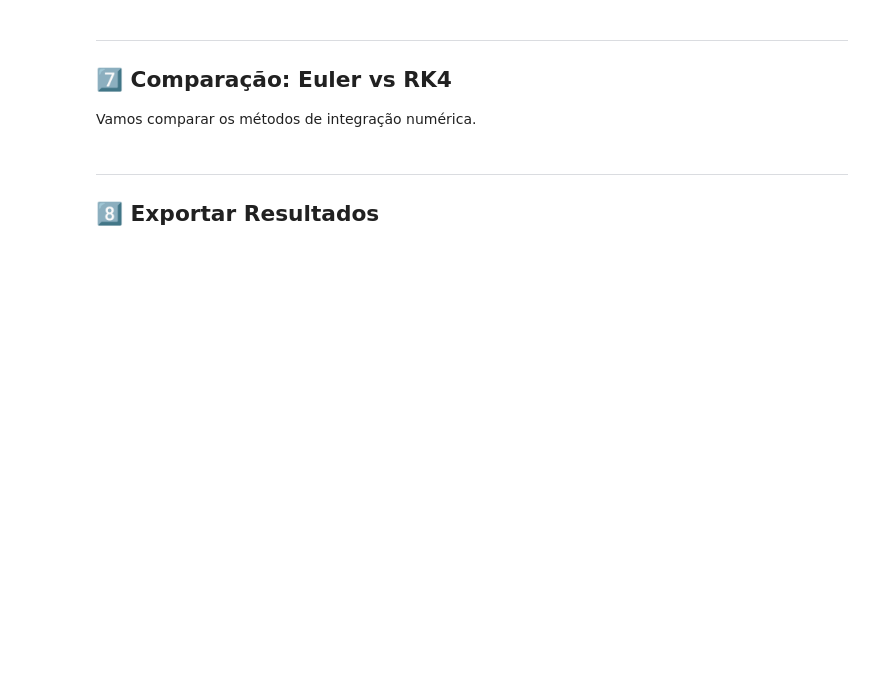
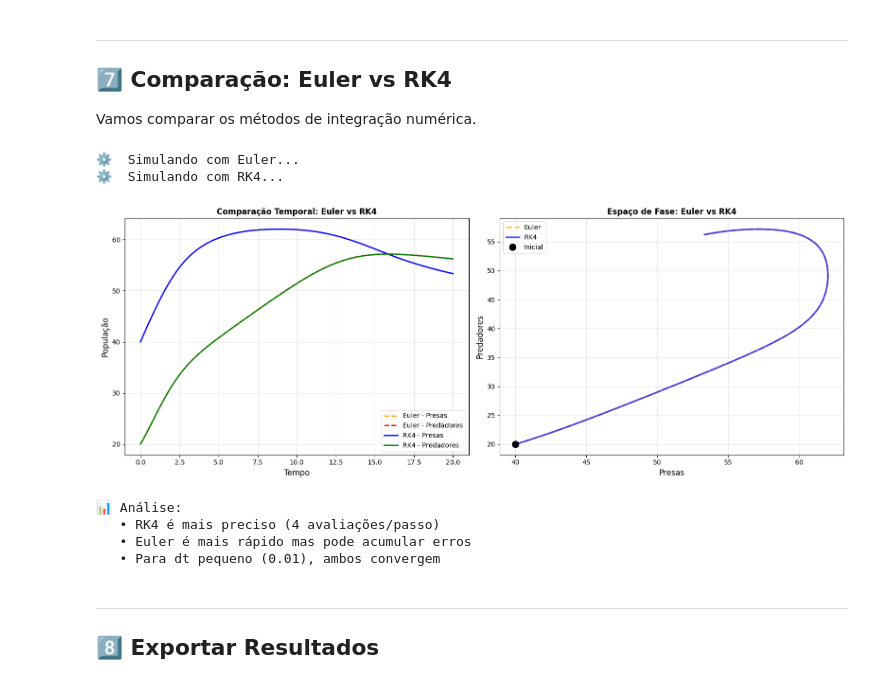
Before and after one commit to 1moi6/pyfuzzy-toolbox, a Jupyter notebook: notebooks_colab/04_dynamics/02_pfuzzy_continuous_predator_prey.ipynb, the cells around one changed output. Cells and saved outputs as stored; diff of their text form; code cells hidden in the pictures; blank space fills up the shorter version.

```diff
--- a/notebooks_colab/04_dynamics/02_pfuzzy_continuous_predator_prey.ipynb
+++ b/notebooks_colab/04_dynamics/02_pfuzzy_continuous_predator_prey.ipynb
@@ -365,7 +459,7 @@ print("   → Sistema NÃO possui órbita fechada única (diferente do Lotka-Vol
 Vamos comparar os métodos de integração numérica.
 # %%
 # Criar sistema com Euler
-pfuzzy_euler = fs.dynamic.PFuzzyContinuous(
+pfuzzy_euler = fs.dynamics.PFuzzyContinuous(
     fis=fis,
     mode='absolute',
     state_vars=['prey', 'predator'],
@@ -389,33 +483,41 @@ fig, (ax1, ax2) = plt.subplots(1, 2, figsize=(16, 6))
 time = pfuzzy.time
 ax1.plot(time, traj_euler[:, 0], '--', color='orange', label='Euler - Presas', linewidth=2)
 ax1.plot(time, traj_euler[:, 1], '--', color='red', label='Euler - Predadores', linewidth=2)
 ax1.plot(time, traj_rk4[:, 0], '-', color='blue', label='RK4 - Presas', linewidth=2)
 ax1.plot(time, traj_rk4[:, 1], '-', color='green', label='RK4 - Predadores', linewidth=2)
 ax1.set_xlabel('Tempo', fontsize=12)
 ax1.set_ylabel('População', fontsize=12)
 ax1.set_title('Comparação Temporal: Euler vs RK4', fontsize=12, fontweight='bold')
 ax1.legend(fontsize=10)
 ax1.grid(True, alpha=0.3)
 
 # Espaço de fase
 ax2.plot(traj_euler[:, 0], traj_euler[:, 1], '--', color='orange',
          label='Euler', linewidth=2.5, alpha=0.7)
 ax2.plot(traj_rk4[:, 0], traj_rk4[:, 1], '-', color='blue',
          label='RK4', linewidth=2.5, alpha=0.7)
 ax2.plot(x0_test['prey'], x0_test['predator'], 'ko', markersize=10, label='Inicial')
 ax2.set_xlabel('Presas', fontsize=12)
 ax2.set_ylabel('Predadores', fontsize=12)
 ax2.set_title('Espaço de Fase: Euler vs RK4', fontsize=12, fontweight='bold')
 ax2.legend(fontsize=10)
 ax2.grid(True, alpha=0.3)
 
 plt.tight_layout()
 plt.show()
 
 print("\n📊 Análise:")
 print(f"   • RK4 é mais preciso (4 avaliações/passo)")
 print(f"   • Euler é mais rápido mas pode acumular erros")
 print(f"   • Para dt pequeno (0.01), ambos convergem")
+# %% [output]
+⚙️  Simulando com Euler...
+⚙️  Simulando com RK4...
+[figure, added]
+📊 Análise:
+   • RK4 é mais preciso (4 avaliações/passo)
+   • Euler é mais rápido mas pode acumular erros
+   • Para dt pequeno (0.01), ambos convergem
 # %% [markdown]
 ---
 
```
Also changed, not shown: parts of 12 cells of this notebook, 3 other files.
